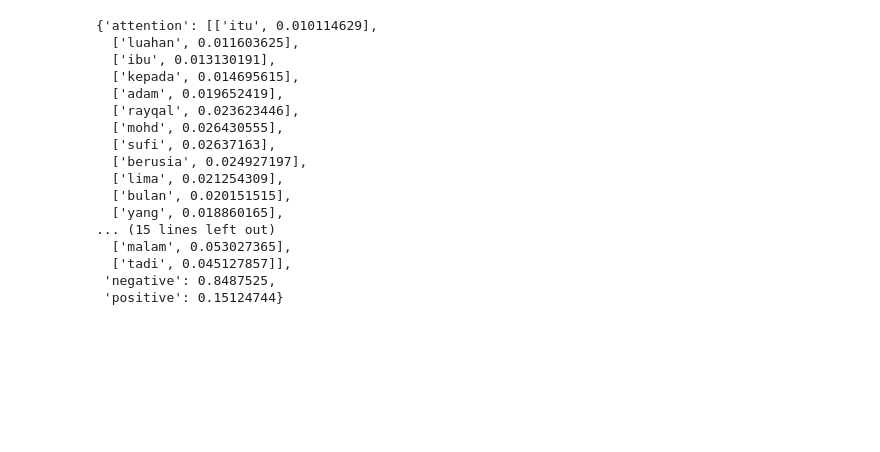
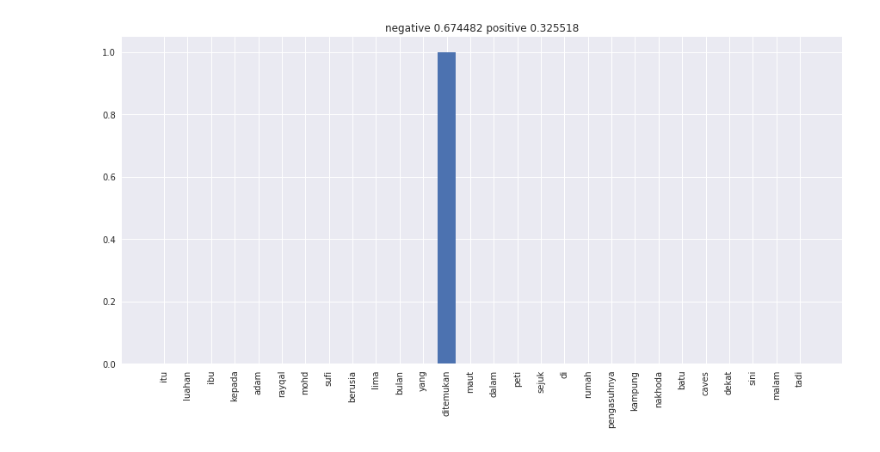
Before and after one commit to mesolitica/malaya, a Jupyter notebook: example/deep-sentiment.ipynb, the cells around one changed output. Cells and saved outputs as stored; diff of their text form; code cells hidden in the pictures; blank space fills up the shorter version.

Commit message:
add sentiment example

```diff
--- a/example/deep-sentiment.ipynb
+++ b/example/deep-sentiment.ipynb
@@ -5,20 +1,19 @@ model = malaya.deep_sentiment()
+# %%
+import malaya
+import matplotlib.pyplot as plt
+import seaborn as sns
+sns.set()
 # %%
-model.predict('Itu luahan ibu kepada Adam Rayqal Mohd. Sufi berusia lima bulan yang ditemukan maut dalam peti sejuk di rumah pengasuhnya di Kampung Nakhoda, Batu Caves dekat sini malam tadi.')
+news_string = 'Itu luahan ibu kepada Adam Rayqal Mohd. Sufi berusia lima bulan yang ditemukan maut dalam peti sejuk di rumah pengasuhnya di Kampung Nakhoda, Batu Caves dekat sini malam tadi.'
-# %% [output]
-{'attention': [['itu', 0.010114629],
-  ['luahan', 0.011603625],
-  ['ibu', 0.013130191],
-  ['kepada', 0.014695615],
-  ['adam', 0.019652419],
-  ['rayqal', 0.023623446],
-  ['mohd', 0.026430555],
-  ['sufi', 0.02637163],
-  ['berusia', 0.024927197],
-  ['lima', 0.021254309],
-  ['bulan', 0.020151515],
-  ['yang', 0.018860165],
-... (15 lines left out)
-  ['malam', 0.053027365],
-  ['tadi', 0.045127857]],
- 'negative': 0.8487525,
- 'positive': 0.15124744}
+# %%
+luong = malaya.deep_sentiment('luong')
+results=luong.predict(news_string)
+plt.figure(figsize=(15,7))
+labels=[i[0] for i in results['attention']]
+val=[i[1] for i in results['attention']]
+plt.bar(labels,val)
+plt.xticks(rotation='vertical')
+plt.title('negative %f positive %f'%(results['negative'],results['positive']))
+plt.show()
+# %% [output]
+[figure, added]
```
Also changed, not shown: parts of 5 cells of this notebook, 9 other files.
